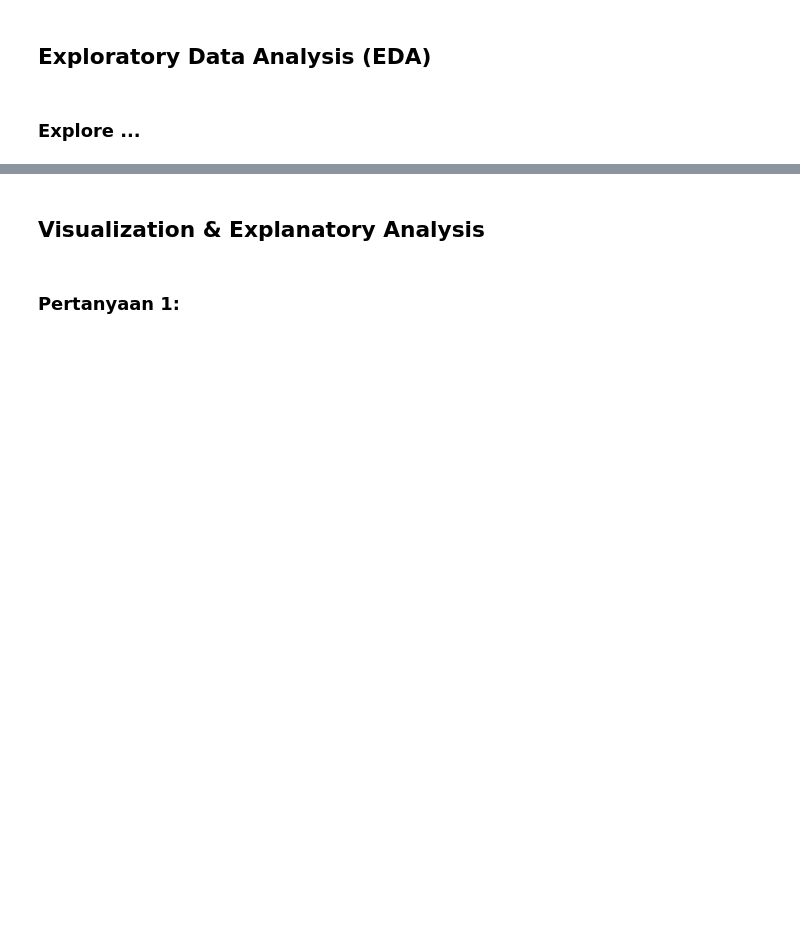
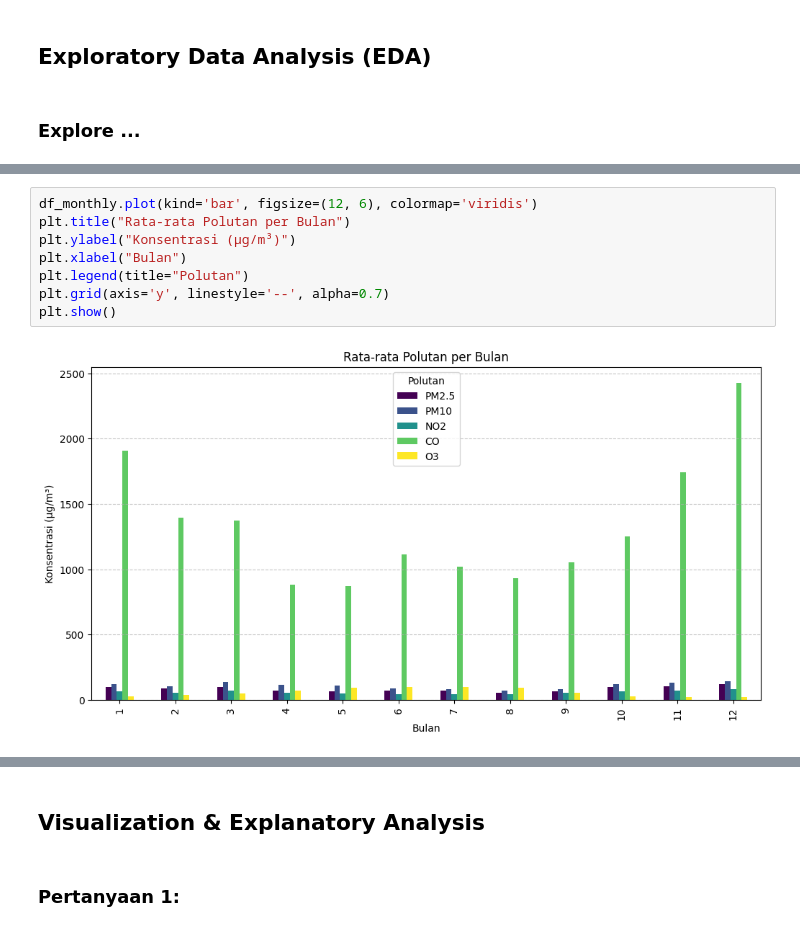
Before and after one commit to ezVlee/project, a Jupyter notebook: Proyek_Analisis_Data.ipynb, the cells around one changed output, grey strips where cells are left out. Saved outputs shown, nothing was run; the diff lists cells and outputs as text; blank space fills up the shorter version.

```diff
--- a/Proyek_Analisis_Data.ipynb
+++ b/Proyek_Analisis_Data.ipynb
@@ -179,0 +189,10 @@ df_cleaned.describe()
+# %%
+df_monthly.plot(kind='bar', figsize=(12, 6), colormap='viridis')
+plt.title("Rata-rata Polutan per Bulan")
+plt.ylabel("Konsentrasi (µg/m³)")
+plt.xlabel("Bulan")
+plt.legend(title="Polutan")
+plt.grid(axis='y', linestyle='--', alpha=0.7)
+plt.show()
+# %% [output]
+[figure, added]
```
Also changed, not shown: parts of 13 cells of this notebook.
